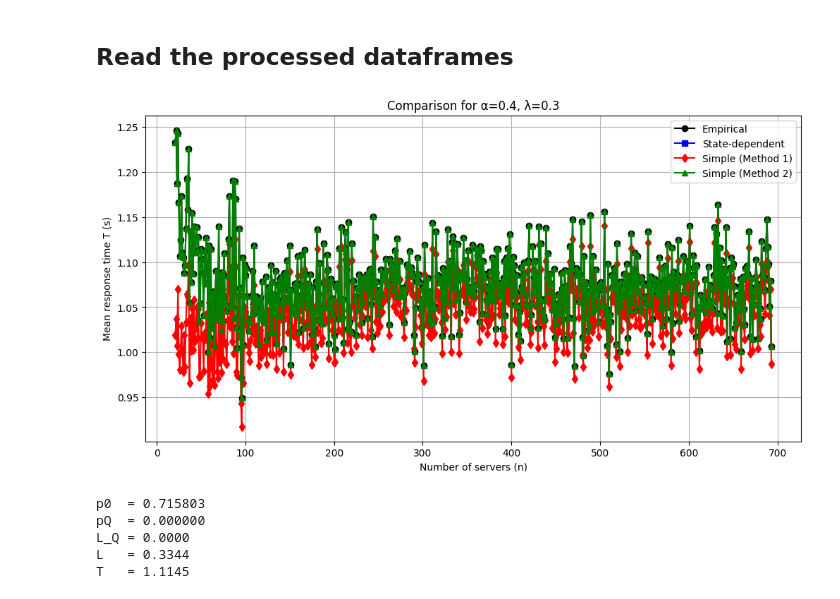
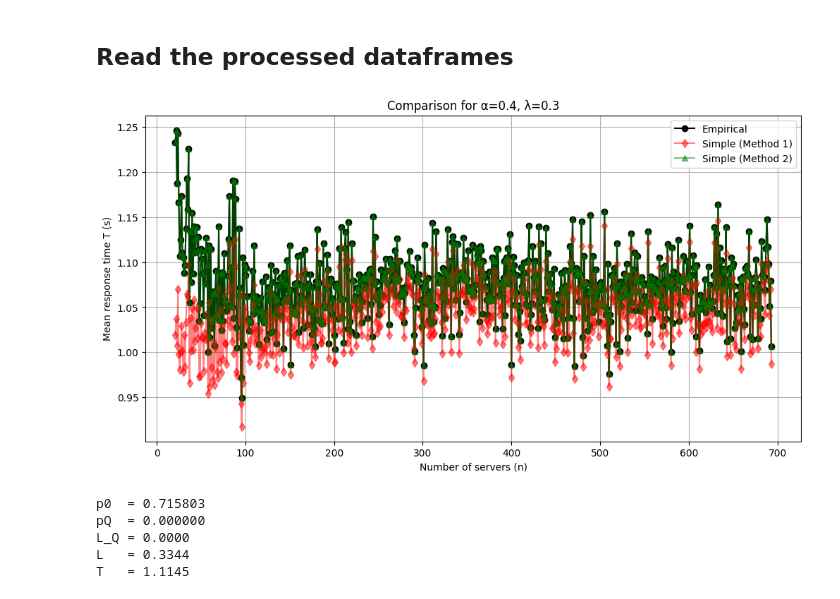
Before and after one commit to MikelMelnichuk/cpu_io_analytics, a Jupyter notebook: Image_creation/Analytical_approach_n_a.ipynb, the cells around one changed output. Drawn from its saved outputs; the diff is of its cells as text; code cells hidden in the pictures.

```diff
--- a/Image_creation/Analytical_approach_n_a.ipynb
+++ b/Image_creation/Analytical_approach_n_a.ipynb
@@ -118,37 +118,37 @@ n_values = sorted(set(n for (n, a) in mu1.keys() if a == alpha_target))
 
 T_emp, T_state, T_simple1, T_simple2 = [], [], [], []
 
 for n in n_values:
     T_emp.append(empirical_dict.get((n, alpha_target), np.nan))
 
     # State-dependent (requires extrapolate_mu_state)
     try:
         T_state.append(compute_T(n, lam, alpha_target, mu_d, extrapolate_mu_state))
     except Exception:
         T_state.append(np.nan)
 
     # Method 1
     mu = mu1.get((n, alpha_target))
     T_simple1.append(T_mmn(mu, lam, n) if mu is not None and not np.isnan(mu) else np.nan)
 
     # Method 2
     mu = mu2.get((n, alpha_target))
     T_simple2.append(T_mmn(mu, lam, n) if mu is not None and not np.isnan(mu) else np.nan)
 
 # Plot
 plt.figure(figsize=(12, 6))
 plt.plot(n_values, T_emp, 'ko-', label='Empirical')
-plt.plot(n_values, T_state, 'b-s', label='State‑dependent')
-plt.plot(n_values, T_simple1, 'r-d', label='Simple (Method 1)')
-plt.plot(n_values, T_simple2, 'g-^', label='Simple (Method 2)')
+# plt.plot(n_values, T_state, 'b-s', label='State‑dependent')
+plt.plot(n_values, T_simple1, 'r-d', label='Simple (Method 1)', alpha=0.5)
+plt.plot(n_values, T_simple2, 'g-^', label='Simple (Method 2)', alpha=0.5)
 plt.xlabel('Number of servers (n)')
 plt.ylabel('Mean response time T (s)')
 plt.title(f'Comparison for α={alpha_target}, λ={lam}')
 plt.grid(True)
 plt.legend()
 plt.show()
 # %% [output]
-[figure, old version]
+[figure, new version]
 # %%
 import numpy as np
 import pandas as pd
```
